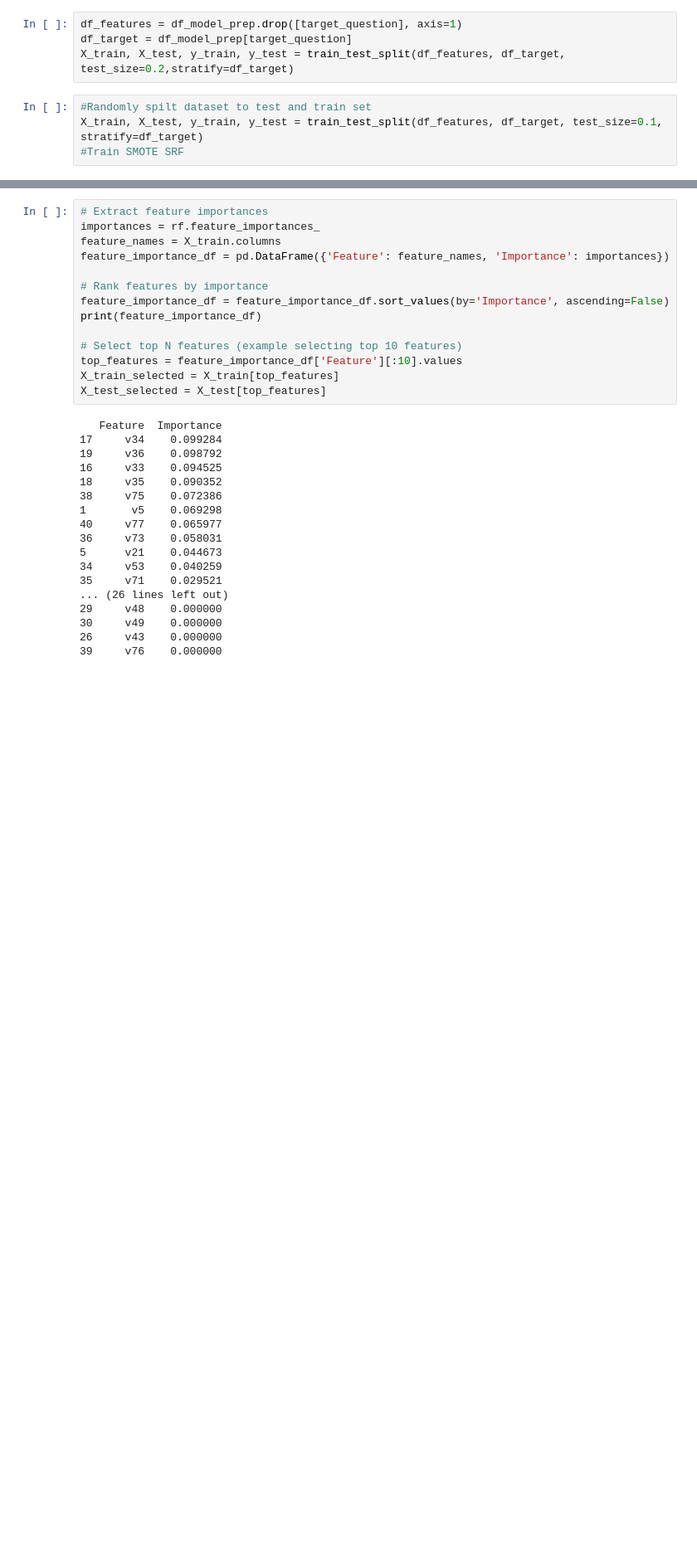
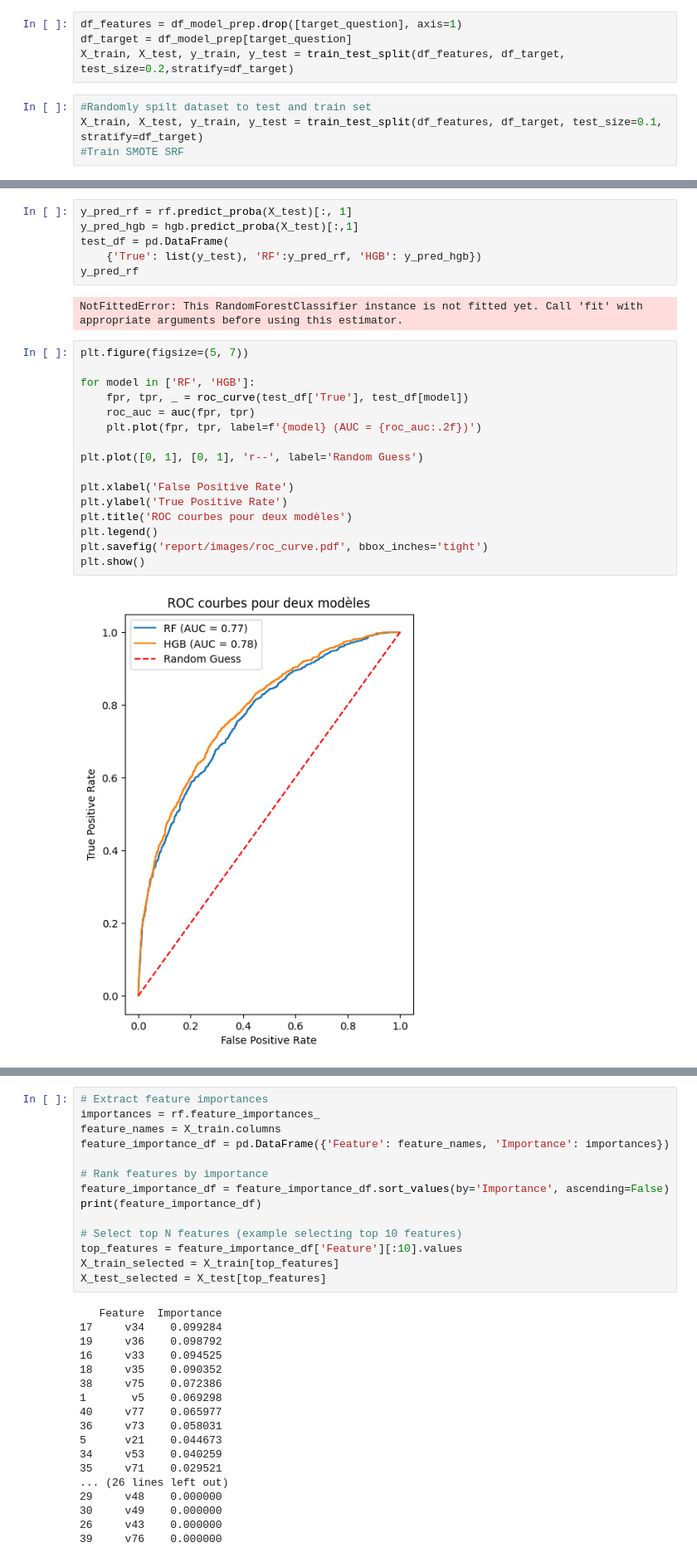
Before and after one commit to atg205/VoteMax, a Jupyter notebook: random_forest_model.ipynb, the cells around one changed output, grey strips where cells are left out. Shown: that part at 83% size. Cells and saved outputs as stored; diff of their text form; blank space fills up the shorter version.

```diff
--- a/random_forest_model.ipynb
+++ b/random_forest_model.ipynb
@@ -133,0 +200,26 @@ y_pred = rf.predict(X_test)
+# %%
+y_pred_rf = rf.predict_proba(X_test)[:, 1]
+y_pred_hgb = hgb.predict_proba(X_test)[:,1]
+test_df = pd.DataFrame(
+    {'True': list(y_test), 'RF':y_pred_rf, 'HGB': y_pred_hgb})
+y_pred_rf
+# %% [output]
+NotFittedError: This RandomForestClassifier instance is not fitted yet. Call 'fit' with appropriate arguments before using this estimator.
+# %%
+plt.figure(figsize=(5, 7))
+
+for model in ['RF', 'HGB']:
+    fpr, tpr, _ = roc_curve(test_df['True'], test_df[model])
+    roc_auc = auc(fpr, tpr)
+    plt.plot(fpr, tpr, label=f'{model} (AUC = {roc_auc:.2f})')
+
+plt.plot([0, 1], [0, 1], 'r--', label='Random Guess')
+
+plt.xlabel('False Positive Rate')
+plt.ylabel('True Positive Rate')
+plt.title('ROC courbes pour deux modèles')
+plt.legend()
+plt.savefig('report/images/roc_curve.pdf', bbox_inches='tight')
+plt.show()
+# %% [output]
+[figure, added]
```
Also changed, not shown: parts of 17 cells of this notebook, 3 other files.
